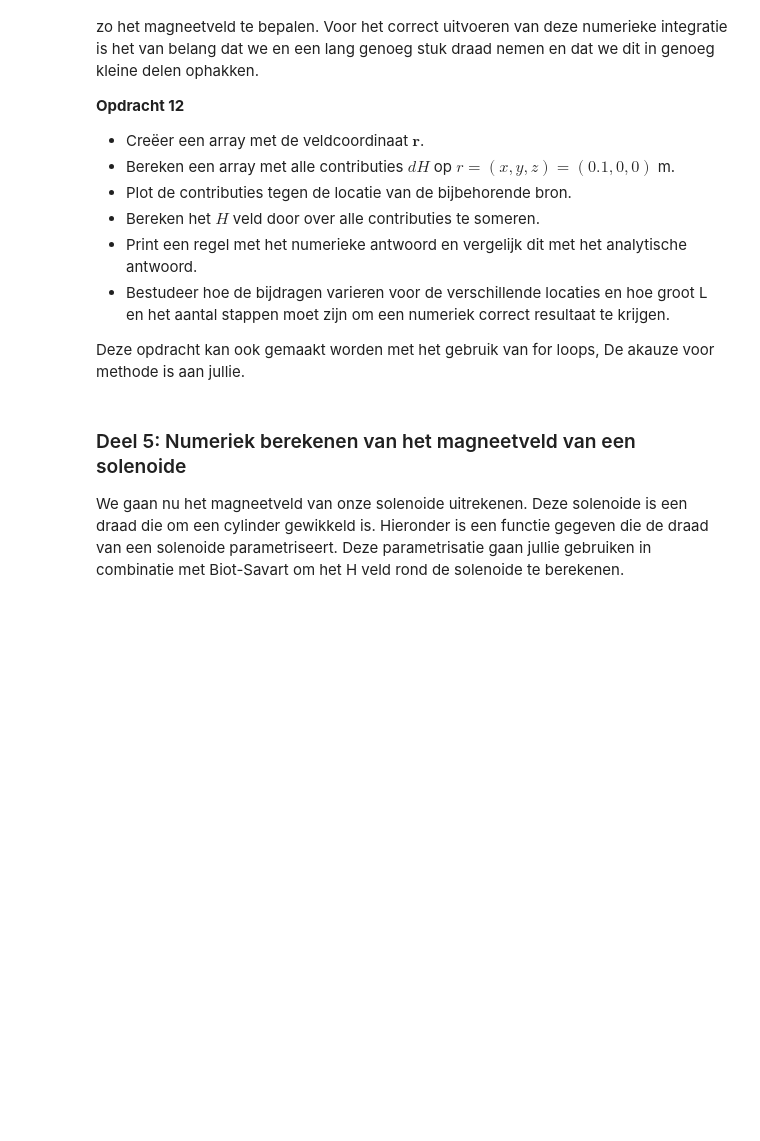
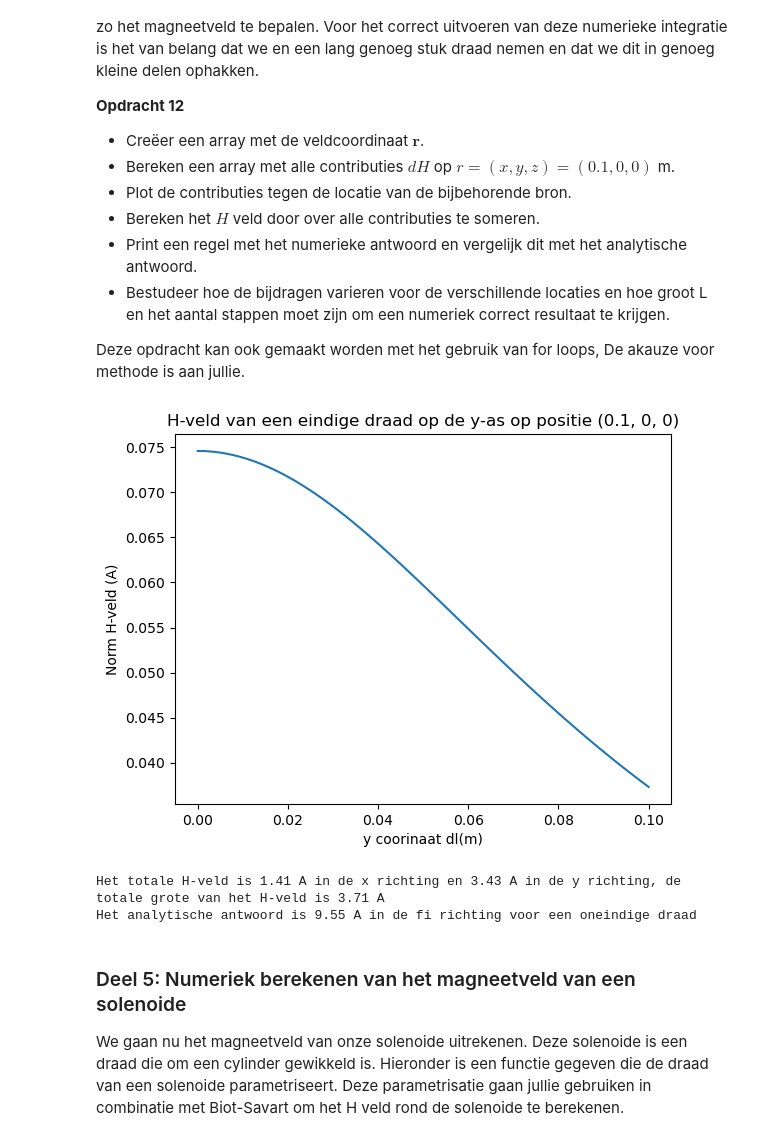
Before and after one commit to beanmachine123/opdrachten-DEF-D, a Jupyter notebook: 2KrachtactuatorOpdracht/2KrachtactuatorOpdracht/KrachtactuatorOpdracht.ipynb, the cells around one changed output. Saved outputs shown, nothing was run; the diff lists cells and outputs as text; code cells hidden in the pictures; blank space fills up the shorter version.

```diff
--- a/2KrachtactuatorOpdracht/2KrachtactuatorOpdracht/KrachtactuatorOpdracht.ipynb
+++ b/2KrachtactuatorOpdracht/2KrachtactuatorOpdracht/KrachtactuatorOpdracht.ipynb
@@ -223,8 +223,9 @@ Bereken met deze functie alle componenten van het magneetveld voor een veldposit
 # %%
 I = 6
 L_draad = 0.1
+n_dl = 65
 
-dl=np.array([0, 0, L_draad/64])
+dl=np.array([0, 0, L_draad/(n_dl-1)])
 r_field=np.array([0.1, 0, 0])
 r_source=np.array([0, 0, 0])
 
@@ -259,9 +260,35 @@ Nu gaan we met behulp van de numerieke implementatie van de wet van Biot-Savart
 
 Deze opdracht kan ook gemaakt worden met het gebruik van for loops, De akauze voor methode is aan jullie.
 # %%
-###
-###Jullie code hier###
-###
+
+r_bron = np.array([np.zeros(n_dl), np.linspace(0, L_draad, n_dl),np.zeros(n_dl)]) # stuk draad verticaal op de y-as
+
+dHx_total = np.array([])
+dHy_total = np.array([])
+dHz_total = np.array([])
+
+for i in range(n_dl):
+    dH = field_current_element(r_field, r_bron[:,i], dl)
+    dHx_total = np.append(dHx_total, dH[0])
+    dHy_total = np.append(dHy_total, dH[1])
+    dHz_total = np.append(dHz_total, dH[2])
+
+plt.figure()
+plt.plot(r_bron[1,:], np.sqrt(dHy_total**2 + dHx_total**2 + dHz_total**2))
+plt.title('H-veld van een eindige draad op de y-as op positie (0.1, 0, 0)')
+plt.xlabel('y coorinaat dl(m)')
+plt.ylabel("Norm H-veld (A)")
+plt.show()
+
+H_totaal = np.array([np.sum(dHx_total), np.sum(dHy_total), np.sum(dHz_total)])
+print(f"Het totale H-veld is {H_totaal[0]:.2f} A in de x richting en {H_totaal[1]:.2f} A in de y richting, de totale grote van het H-veld is {np.sqrt(H_totaal[0]**2 + H_totaal[1]**2 + H_totaal[2]**2):.2f} A")
+
+analytisch_antwoord = (I/(2*np.pi * (r_field[0])))
+print(f"Het analytische antwoord is {analytisch_antwoord:.2f} A in de fi richting voor een oneindige draad")
+# %% [output]
+[figure, added]
+Het totale H-veld is 1.41 A in de x richting en 3.43 A in de y richting, de totale grote van het H-veld is 3.71 A
+Het analytische antwoord is 9.55 A in de fi richting voor een oneindige draad
 # %% [markdown]
 ### Deel 5: Numeriek berekenen van het magneetveld van een solenoide
 
```
